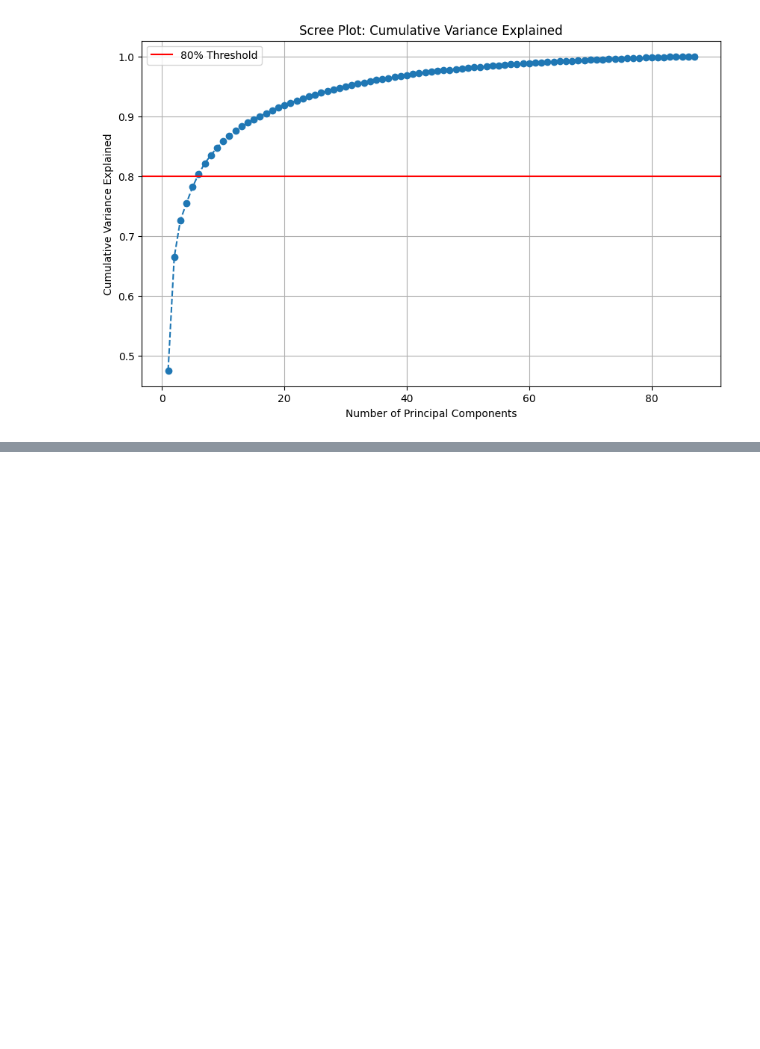
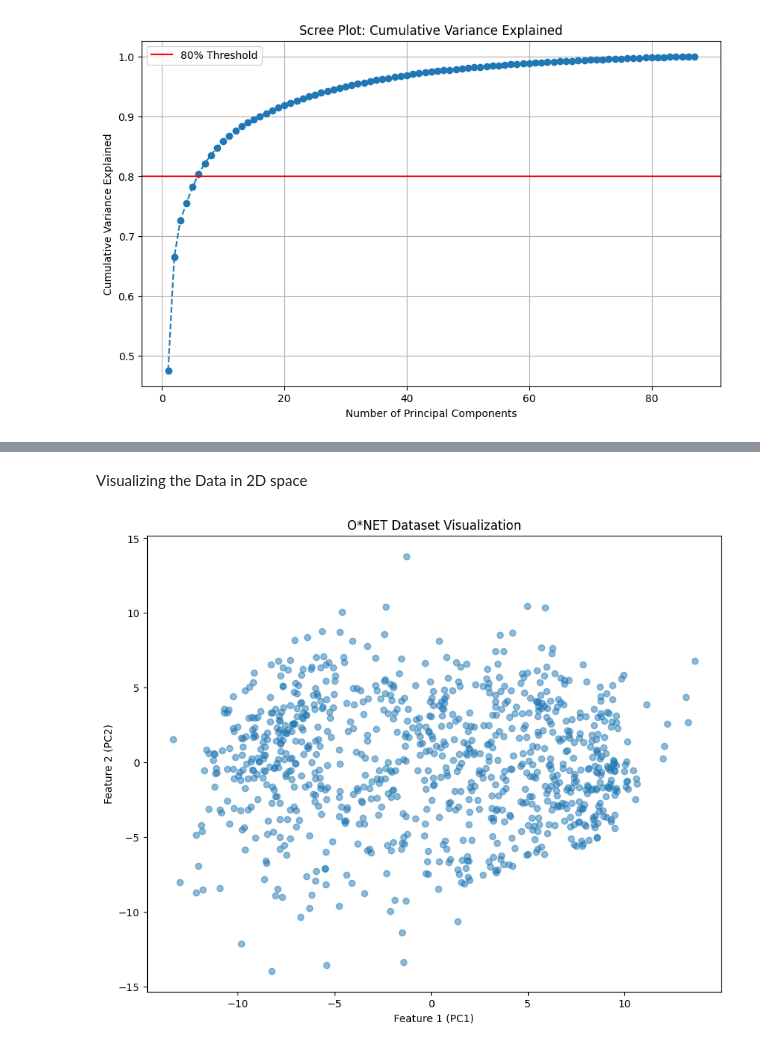
Before and after one commit to Elena-Cr/machine_learning_O-NET, a Jupyter notebook: ML/Machine_Learning.ipynb, the cells around one changed output, grey strips where cells are left out. Drawn from its saved outputs; the diff is of its cells as text; code cells hidden in the pictures; blank space fills up the shorter version.

```diff
--- a/ML/Machine_Learning.ipynb
+++ b/ML/Machine_Learning.ipynb
@@ -142,0 +153,20 @@ plt.show()
+# %% [markdown]
+Visualizing the Data in 2D space
+# %%
+# 1. Create the 2 features (x1 and x2) from your real data
+pca_simple = PCA(n_components=2)
+coords = pca_simple.fit_transform(X_scaled)
+
+x1 = coords[:, 0]  # This is your "Feature 1" (PC1)
+x2 = coords[:, 1]  # This is your "Feature 2" (PC2)
+
+# 2. Plot (Exactly your style)
+plt.figure(figsize=(10, 8))
+plt.scatter(x1, x2, marker='o', alpha=0.5) # alpha=0.5 makes it easier to see overlapping dots
+
+plt.title('O*NET Dataset Visualization')
+plt.xlabel('Feature 1 (PC1)')
+plt.ylabel('Feature 2 (PC2)')
+plt.show()
+# %% [output]
+[figure, added]
```
Also changed, not shown: parts of 6 cells of this notebook, 3 other files.
